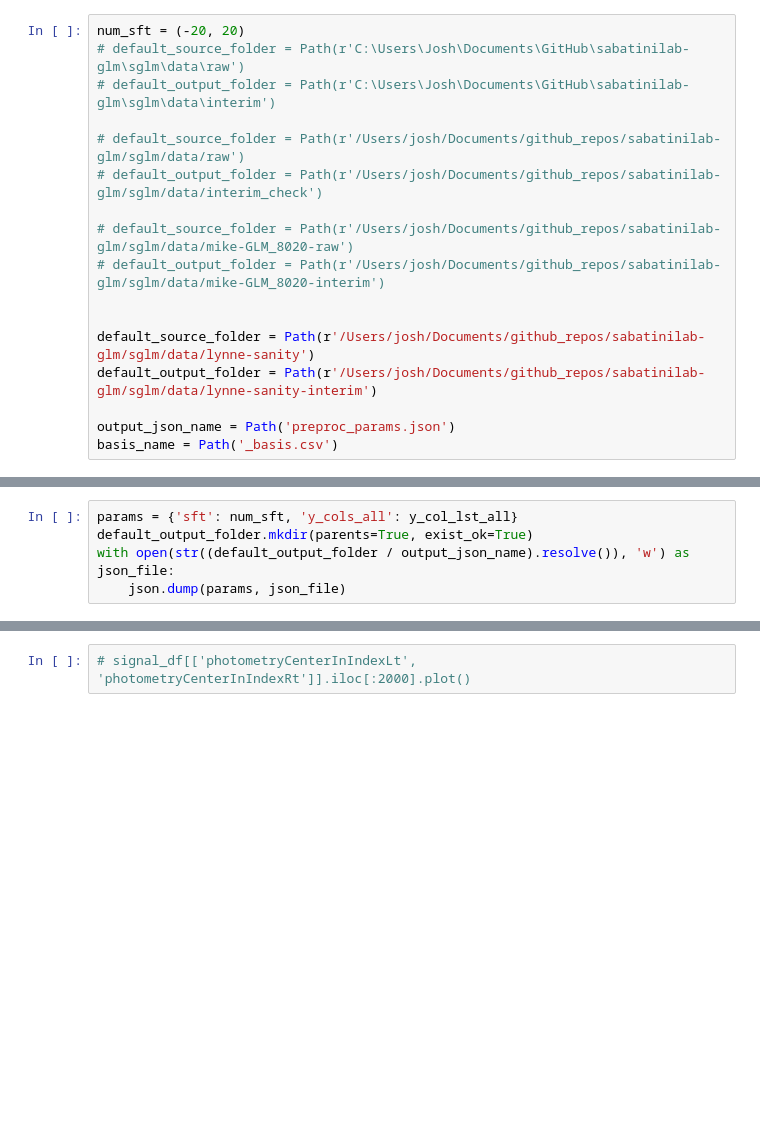
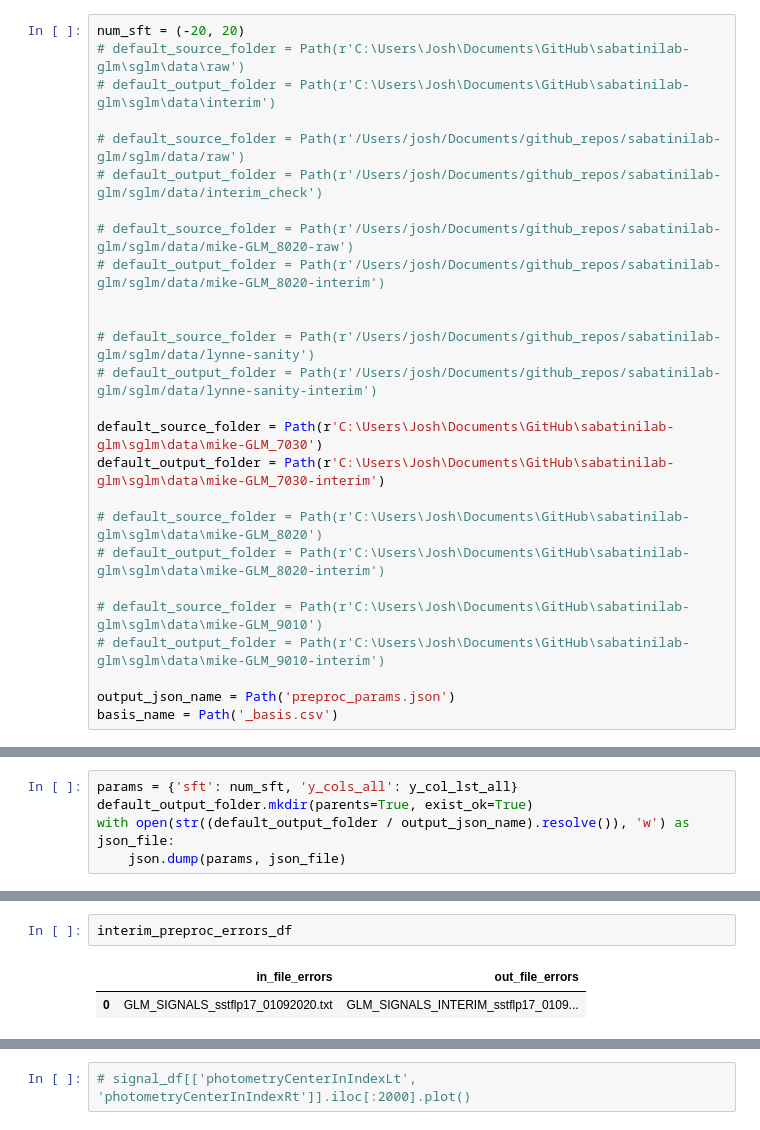
Before and after one commit to bernardosabatinilab/sabatinilab-glm, a Jupyter notebook: sglm/notebooks/production_update/01-create_signal_df_clean.ipynb, the cells around one changed output, grey strips where cells are left out. Saved outputs shown, nothing was run; the diff lists cells and outputs as text; blank space fills up the shorter version.

```diff
--- a/sglm/notebooks/production_update/01-create_signal_df_clean.ipynb
+++ b/sglm/notebooks/production_update/01-create_signal_df_clean.ipynb
@@ -48,8 +49,17 @@ num_sft = (-20, 20)
 # default_output_folder = Path(r'/Users/josh/Documents/github_repos/sabatinilab-glm/sglm/data/mike-GLM_8020-interim')
 
 
-default_source_folder = Path(r'/Users/josh/Documents/github_repos/sabatinilab-glm/sglm/data/lynne-sanity')
-default_output_folder = Path(r'/Users/josh/Documents/github_repos/sabatinilab-glm/sglm/data/lynne-sanity-interim')
+# default_source_folder = Path(r'/Users/josh/Documents/github_repos/sabatinilab-glm/sglm/data/lynne-sanity')
+# default_output_folder = Path(r'/Users/josh/Documents/github_repos/sabatinilab-glm/sglm/data/lynne-sanity-interim')
+
+default_source_folder = Path(r'C:\Users\Josh\Documents\GitHub\sabatinilab-glm\sglm\data\mike-GLM_7030')
+default_output_folder = Path(r'C:\Users\Josh\Documents\GitHub\sabatinilab-glm\sglm\data\mike-GLM_7030-interim')
+
+# default_source_folder = Path(r'C:\Users\Josh\Documents\GitHub\sabatinilab-glm\sglm\data\mike-GLM_8020')
+# default_output_folder = Path(r'C:\Users\Josh\Documents\GitHub\sabatinilab-glm\sglm\data\mike-GLM_8020-interim')
+
+# default_source_folder = Path(r'C:\Users\Josh\Documents\GitHub\sabatinilab-glm\sglm\data\mike-GLM_9010')
+# default_output_folder = Path(r'C:\Users\Josh\Documents\GitHub\sabatinilab-glm\sglm\data\mike-GLM_9010-interim')
 
 output_json_name = Path('preproc_params.json')
 basis_name = Path('_basis.csv')
@@ -212,3 +268,8 @@ for figname, groupid in interim_preproc_errors:
+# %%
+interim_preproc_errors_df
+# %% [output]
+|  | in_file_errors | out_file_errors |
+| 0 | GLM_SIGNALS_sstflp17_01092020.txt | GLM_SIGNALS_INTERIM_sstflp17_0109... |
 # %%
 interim_preproc_errors
 # %% [output]
```
Also changed, not shown: parts of 6 cells of this notebook, 3 other files.
